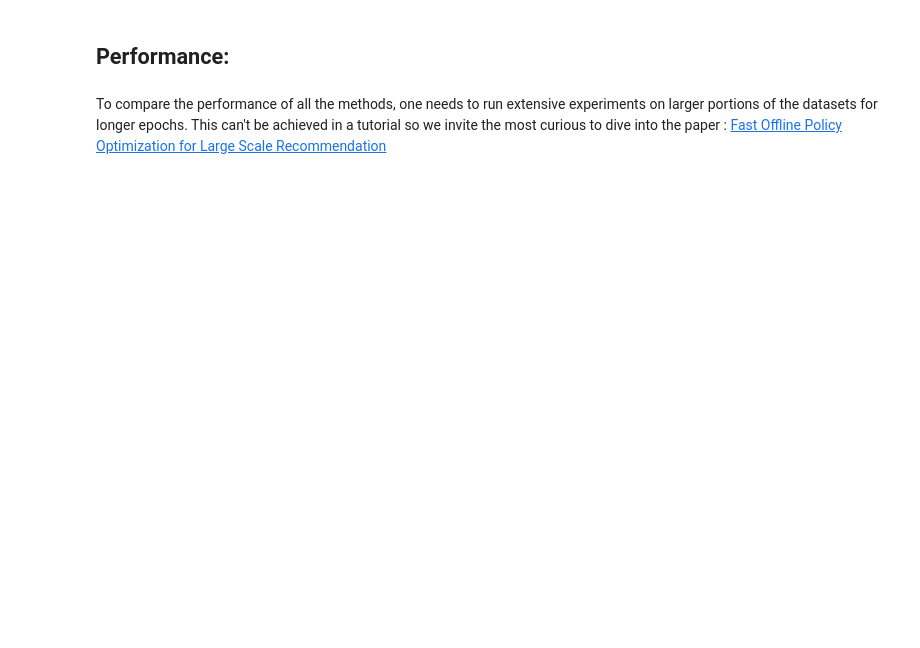
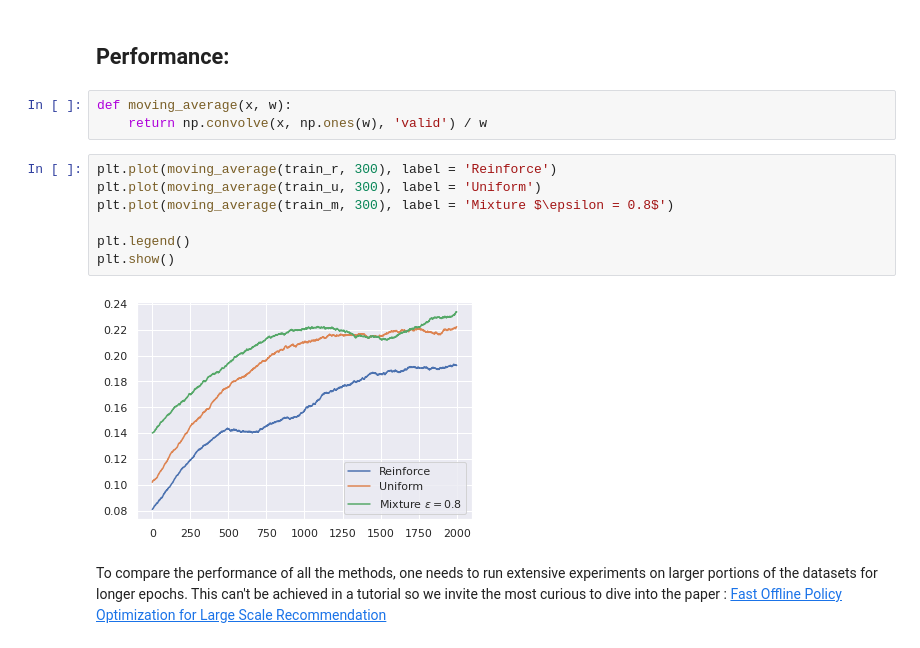
Before and after one commit to otmhi/Reward-Optimizing-Reco, a Jupyter notebook: NB3_Training_Speed.ipynb, the cells around one changed output. Drawn from its saved outputs; the diff is of its cells as text; blank space fills up the shorter version.

Commit message:
Add training loss trace plot

```diff
--- a/NB3_Training_Speed.ipynb
+++ b/NB3_Training_Speed.ipynb
@@ -376,4 +376,16 @@ plt.show()
 # %% [markdown]
 ## Performance:
+# %%
+def moving_average(x, w):
+    return np.convolve(x, np.ones(w), 'valid') / w
+# %%
+plt.plot(moving_average(train_r, 300), label = 'Reinforce')
+plt.plot(moving_average(train_u, 300), label = 'Uniform')
+plt.plot(moving_average(train_m, 300), label = 'Mixture $\epsilon = 0.8$')
+
+plt.legend()
+plt.show()
+# %% [output]
+[figure, added]
 # %% [markdown]
 To compare the performance of all the methods, one needs to run extensive experiments on larger portions of the datasets for longer epochs. This can't be achieved in a tutorial so we invite the most curious to dive into the paper : [Fast Offline Policy Optimization for Large Scale Recommendation](https://arxiv.org/abs/2208.05327)
```
Also changed, not shown: parts of 3 cells of this notebook.
